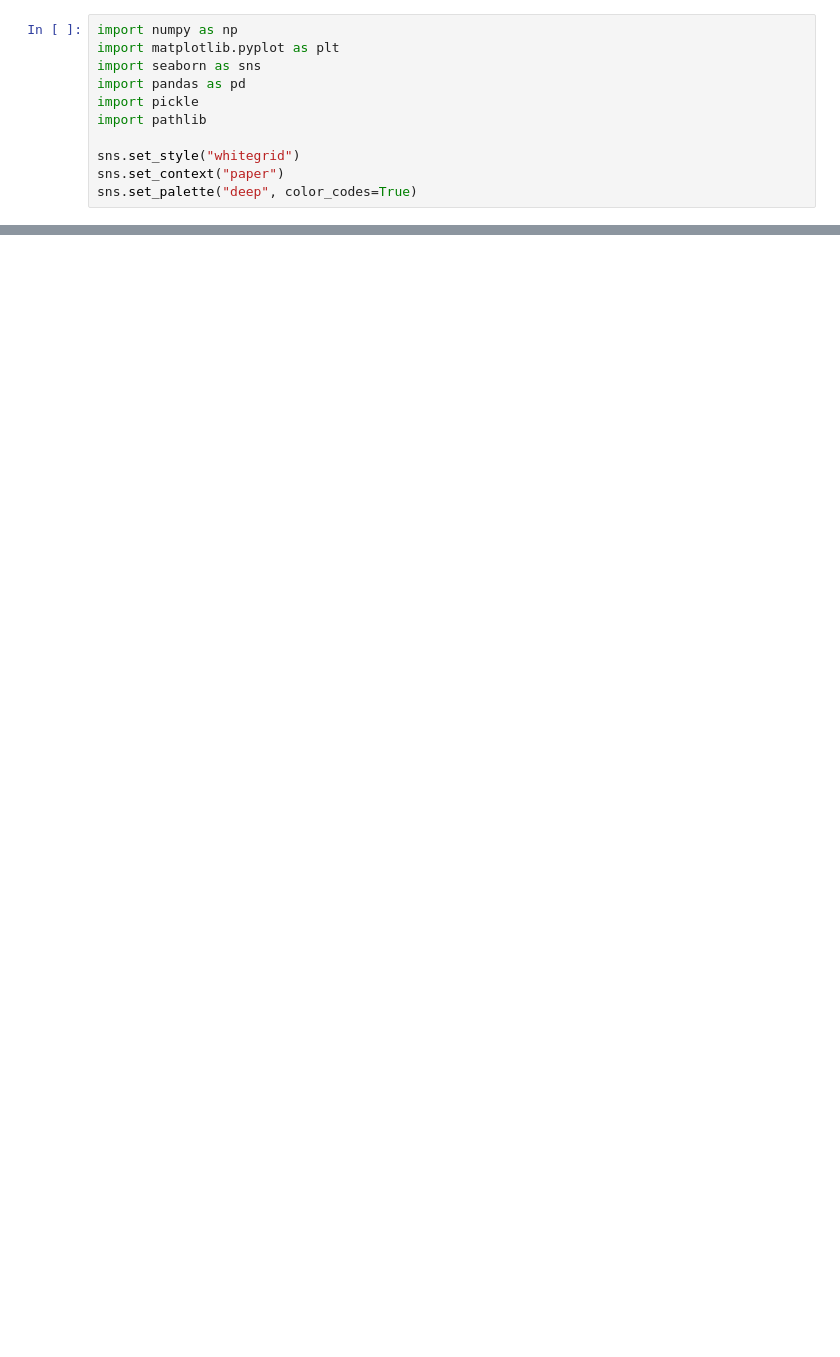
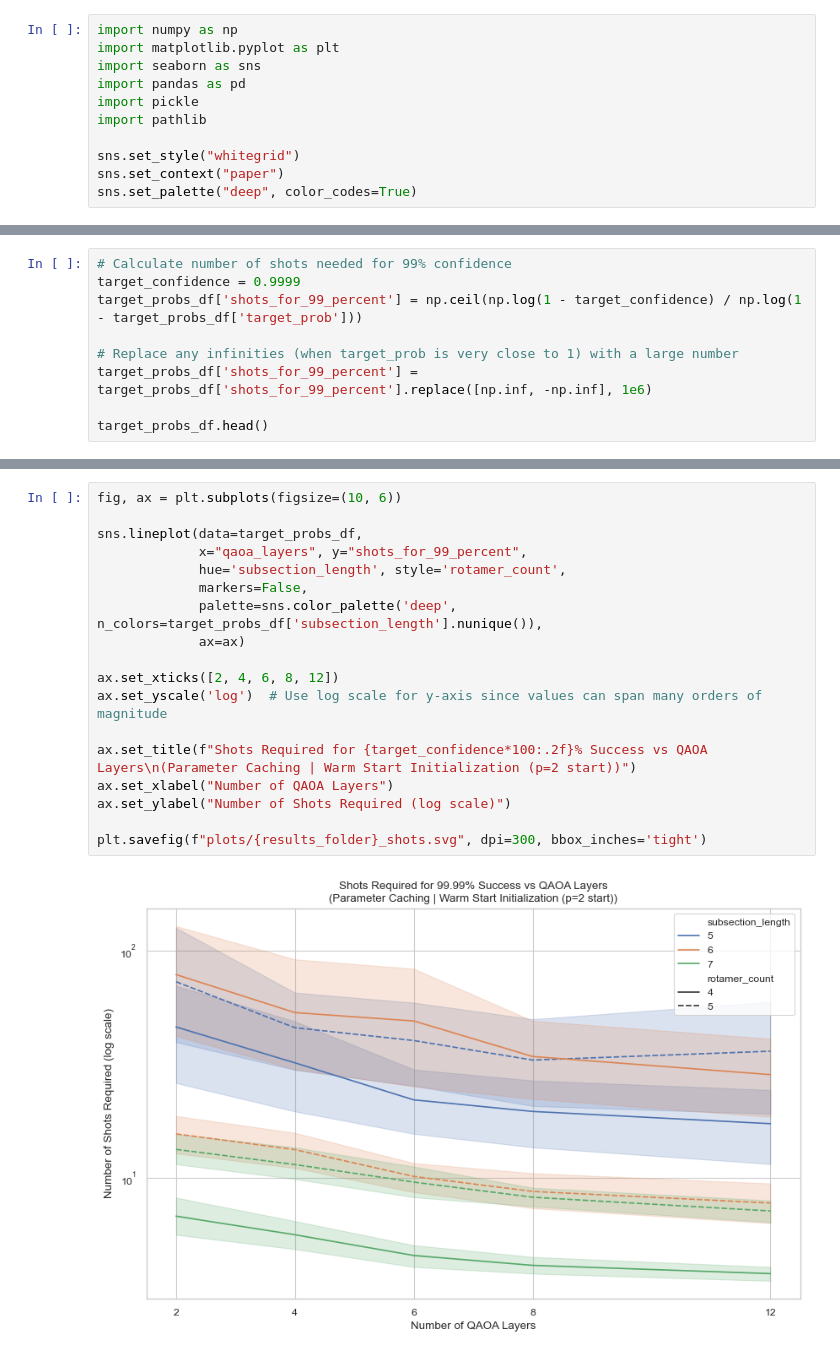
Before and after one commit to sebi-stewart/qml-protein-folding, a Jupyter notebook: plotting.ipynb, the cells around one changed output, grey strips where cells are left out. Drawn from its saved outputs; the diff is of its cells as text; blank space fills up the shorter version.

```diff
--- a/plotting.ipynb
+++ b/plotting.ipynb
@@ -188,0 +210,9 @@ plt.savefig(f"plots/{results_folder}_2.svg", dpi=300, bbox_inches='tight')
+# %%
+# Calculate number of shots needed for 99% confidence
+target_confidence = 0.9999
+target_probs_df['shots_for_99_percent'] = np.ceil(np.log(1 - target_confidence) / np.log(1 - target_probs_df['target_prob']))
+
+# Replace any infinities (when target_prob is very close to 1) with a large number
+target_probs_df['shots_for_99_percent'] = target_probs_df['shots_for_99_percent'].replace([np.inf, -np.inf], 1e6)
+
+target_probs_df.head()
@@ -188,0 +226,20 @@ plt.savefig(f"plots/{results_folder}_2.svg", dpi=300, bbox_inches='tight')
+# %%
+fig, ax = plt.subplots(figsize=(10, 6))
+
+sns.lineplot(data=target_probs_df,
+             x="qaoa_layers", y="shots_for_99_percent",
+             hue='subsection_length', style='rotamer_count',
+             markers=False,
+             palette=sns.color_palette('deep', n_colors=target_probs_df['subsection_length'].nunique()),
+             ax=ax)
+
+ax.set_xticks([2, 4, 6, 8, 12])
+ax.set_yscale('log')  # Use log scale for y-axis since values can span many orders of magnitude
+
+ax.set_title(f"Shots Required for {target_confidence*100:.2f}% Success vs QAOA Layers\n(Parameter Caching | Warm Start Initialization (p=2 start))")
+ax.set_xlabel("Number of QAOA Layers")
+ax.set_ylabel("Number of Shots Required (log scale)")
+
+plt.savefig(f"plots/{results_folder}_shots.svg", dpi=300, bbox_inches='tight')
+# %% [output]
+[figure, added]
```
Also changed, not shown: parts of 14 cells of this notebook, 2 other files.
